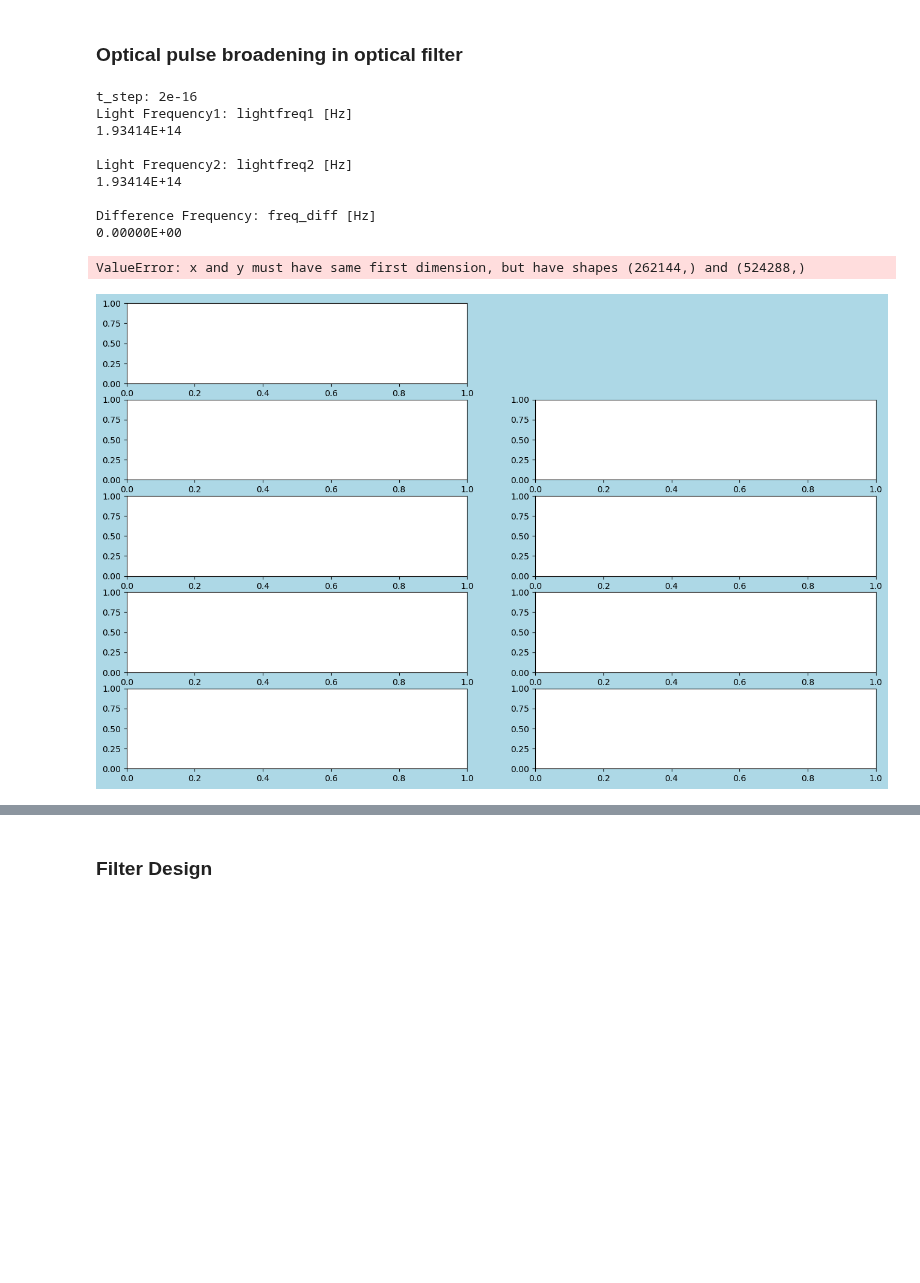
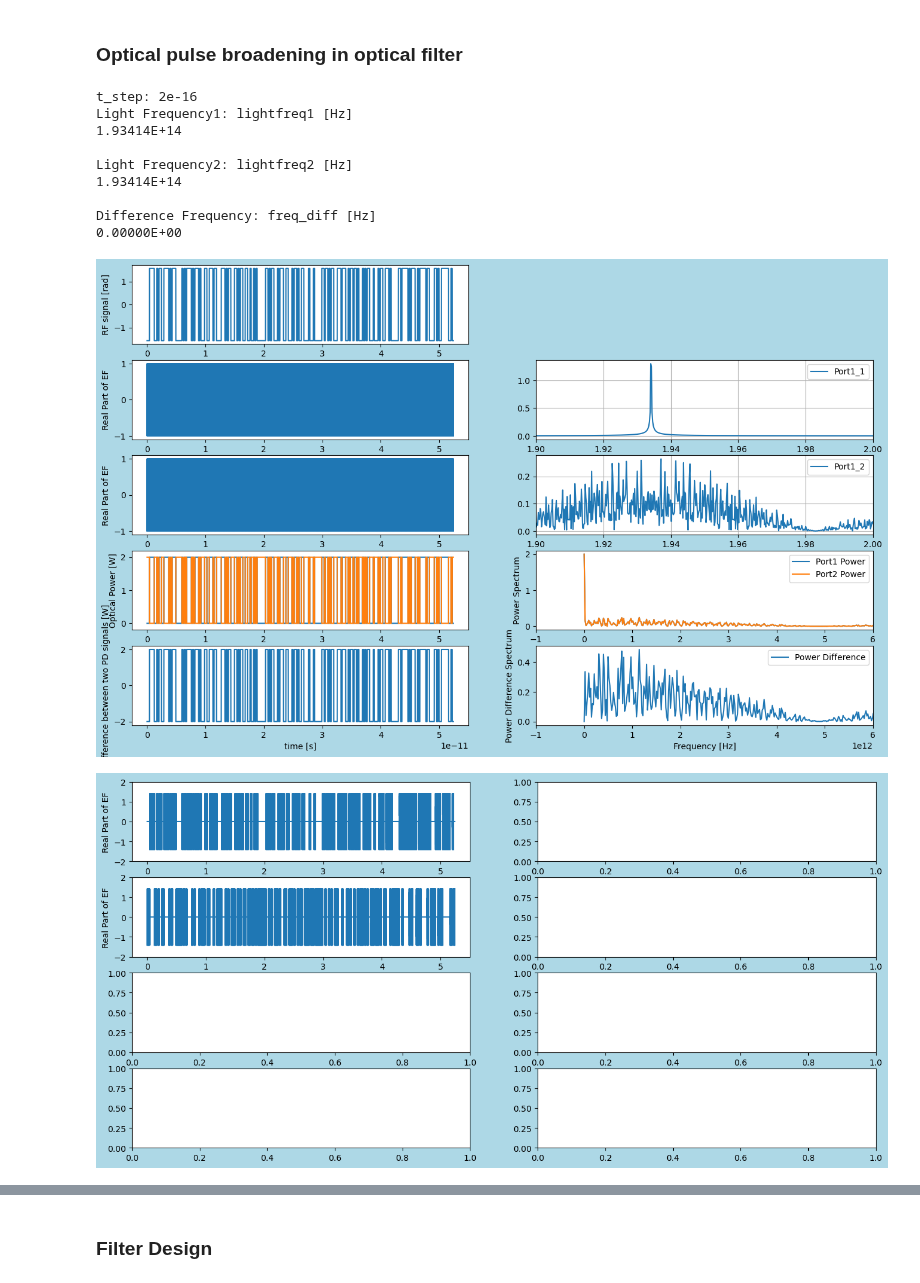
Before and after one commit to tacticstactics/Optical-pulse-broadening, a Jupyter notebook: optical_pulse_broadening_optical_filter.ipynb, the cells around one changed output, grey strips where cells are left out. Drawn from its saved outputs; the diff is of its cells as text; code cells hidden in the pictures; blank space fills up the shorter version.

```diff
--- a/optical_pulse_broadening_optical_filter.ipynb
+++ b/optical_pulse_broadening_optical_filter.ipynb
@@ -73,7 +73,8 @@ print('t_step:', t_step)
 tcol = np.linspace(0.0, t_step * samplerate, samplerate, endpoint=False)
 
 amp_c = 0.5 * np.pi
-freq_rf = 400e9 # [Hz]
+#freq_rf = 400e9 # [Hz]
+freq_rf = 160e9 # [Hz]
 
 md = 1 # modulation depth. 1 = 100 %
 dc_offset = 0 # DC offset
@@ -85,18 +86,18 @@ dc_offset = 0 # DC offset
 #rfsignalcol = amp_c *signal.square(2 * np.pi * freq_rf * tcol) +dc_offset #[rad]
 
 #prbs
-#rfsignalcol = prbs_1(samplerate, a1_range = [0,1], b1_range = [10, 50])
-#rfsignalcol = prbs_2(samplerate, numberofpointspersymbol = 2 ** 6)
+#rfsignalcol = prbs_1(samplerate, a1_range = [0,1], b1_range = [10, 50]) # too long time
+rfsignalcol = prbs_2(samplerate, numberofpointspersymbol = 2 ** 8)
 
 #----
 # Parameters
-duty_ratio = 0.3  # Duty ratio (e.g., 30% high, 70% low)
-frequency = 5.0   # Frequency of the pulse train in Hz
-duration = 2.0    # Duration of the pulse train in seconds
+duty_ratio = 0.001  # Duty ratio (e.g., 30% high, 70% low)
+#frequency = 5.0   # Frequency of the pulse train in Hz
+duration = t_step * samplerate    # Duration of the pulse train in seconds
 #sampling_rate = 1000  # Sampling rate in samples per second
 
 # Generate the pulse train
-rfsignalcol = generate_pulse_train(duty_ratio, frequency, duration, samplerate)
+#rfsignalcol = generate_pulse_train(duty_ratio, freq_rf, duration, samplerate)
 #----
 
 # Plot the pulse train
@@ -279,35 +280,35 @@ ax2_5 = fig2.add_subplot(5, 2, 5)
 ax2_6 = fig2.add_subplot(5, 2, 6)
 ax2_7 = fig2.add_subplot(5, 2, 7)
 ax2_8 = fig2.add_subplot(5, 2, 8)
 ax2_9 = fig2.add_subplot(5, 2, 9)
 ax2_10 = fig2.add_subplot(5, 2, 10)
 
 #nn = 2 ** 14 # number of
 nn = samplerate # number of
 
 ax2_3.plot(tcol[0:nn],np.real(Port3_1_EFcol[0:nn]))
 ax2_3.set_ylabel("Real Part of EF")
 ax2_3.set_ylim(-2,2)
 
 ax2_5.plot(tcol[0:nn],np.real(Port3_2_EFcol[0:nn]))
 ax2_5.set_ylabel("Real Part of EF")
 ax2_5.set_ylim(-2,2)
 
 #plt.savefig(f"{wl2}_{freq_rf}.png", dpi=300)
 
 plt.show()
 # %% [output]
 t_step: 2e-16
 Light Frequency1: lightfreq1 [Hz]
 1.93414E+14
 
 Light Frequency2: lightfreq2 [Hz]
 1.93414E+14
 
 Difference Frequency: freq_diff [Hz]
 0.00000E+00
-ValueError: x and y must have same first dimension, but have shapes (262144,) and (524288,)
-[figure, old version]
+[figure, new version]
+[figure, added]
 # %%
 
 N = 2* samplerate
```
Also changed, not shown: parts of 3 cells of this notebook.
